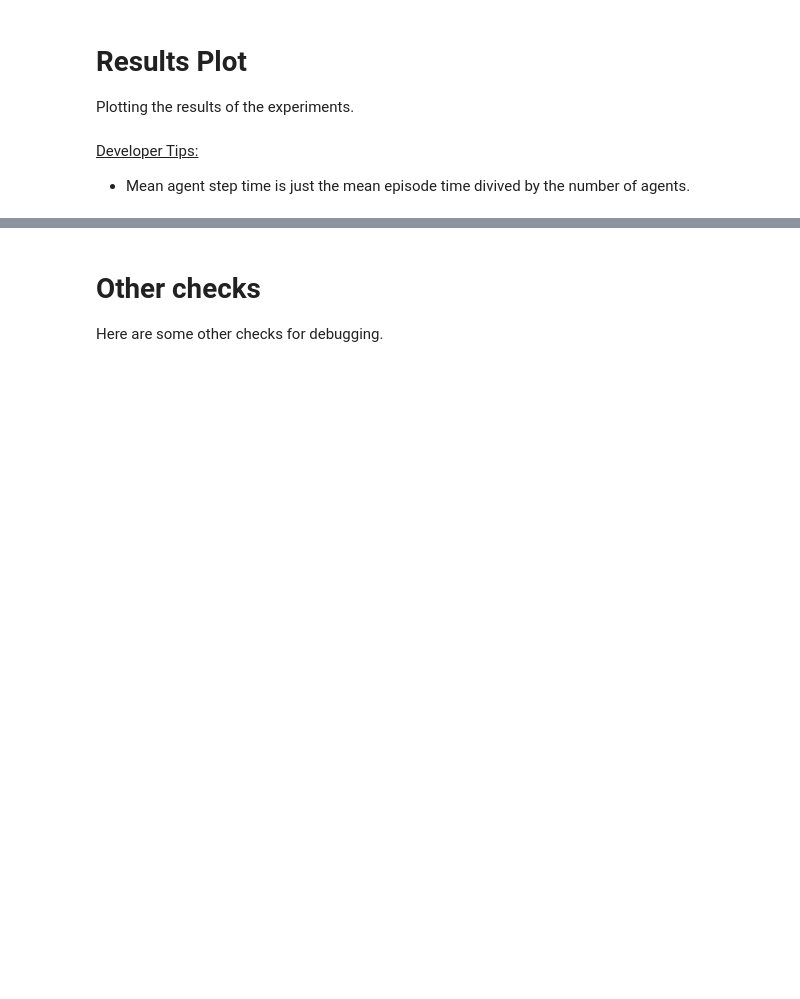
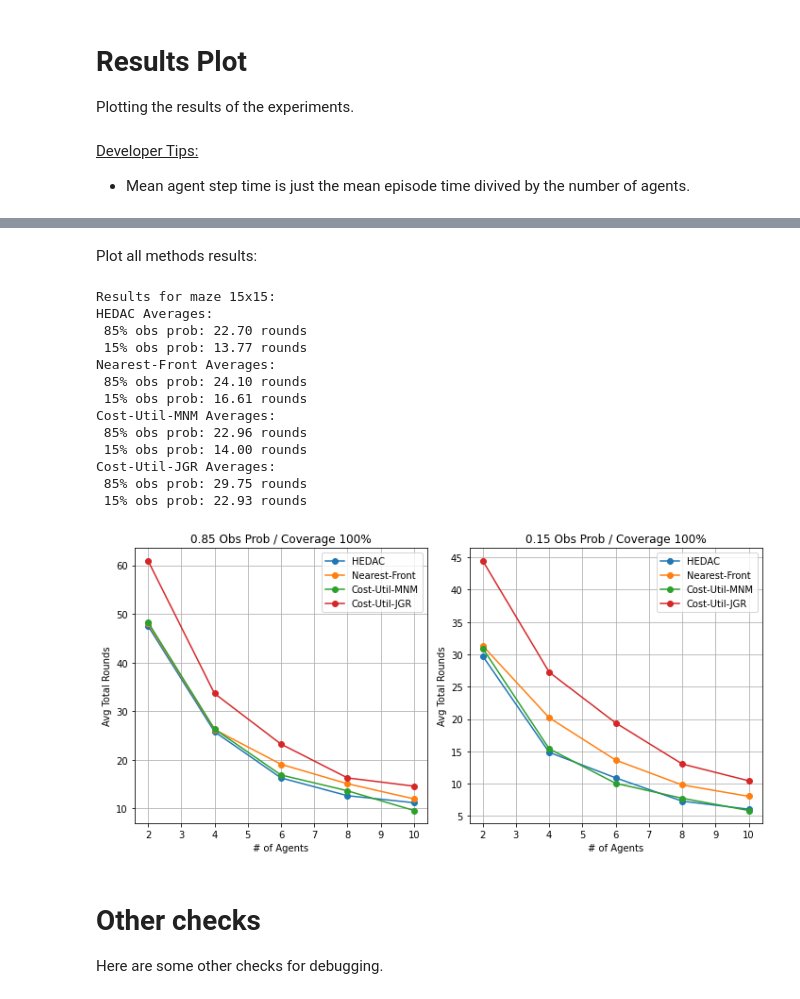
Before and after one commit to manouslinard/multiagent-exploration, a Jupyter notebook: Swarm_RL-Manousos.ipynb, the cells around one changed output, grey strips where cells are left out. Drawn from its saved outputs; the diff is of its cells as text; code cells hidden in the pictures; blank space fills up the shorter version.

```diff
--- a/Swarm_RL-Manousos.ipynb
+++ b/Swarm_RL-Manousos.ipynb
@@ -796,7 +878,7 @@ def cost_utility_mnm(x, y, unexpl_coords, explored_stage, agents) -> tuple:
 # %% [markdown]
 Function to update goals of agents (if they are explored).
 # %%
-def update_goals(agents, total_explored, start=False, algo='nf'):
+def update_goals(agents, total_explored, start=False, algo='nf', lambda_=0.8):
   """ Function to update the goals of the agents (if they are explored). """
   unexpl_coords = np.argwhere(total_explored == -1)
   if len(unexpl_coords) <= 0:
@@ -812,6 +894,8 @@ def update_goals(agents, total_explored, start=False, algo='nf'):
       a.goal = nearest_frontier(a.x, a.y, unexpl_coords, a.explored_stage)
     elif algo == 'cu_mnm':  # cost utility - mnm
       a.goal = cost_utility_mnm(a.x, a.y, unexpl_coords, a.explored_stage, agents)
+    elif algo == 'cu_jgr':
+      a.goal = cost_utility_jgr(a.x, a.y, unexpl_coords, a.explored_stage, a.view_range, lambda_=lambda_)
 
     # Old impl for nf =========================
     # rand_indx = False
@@ -1233,3 +1339,28 @@ Cost-Util-MNM Averages:
+# %% [markdown]
+Plot all methods results:
+# %%
+file_dict = {'HEDAC': 'results/hedac/15x15/hedac_15x15_True_2_20.xlsx',
+             'Nearest-Front': 'results/nf/15x15/nf_15x15_True_2_20.xlsx',
+             'Cost-Util-MNM': 'results/cu_mnm/15x15/cu_mnm_15x15_True_2_20.xlsx',
+             'Cost-Util-JGR': 'results/cu_jgr/15x15/cu_jgr_15x15_True_2_20_0.8.xlsx'}
+
+print("Results for maze 15x15:")
+plot_comparison(file_dict)
+# %% [output]
+Results for maze 15x15:
+HEDAC Averages:
+ 85% obs prob: 22.70 rounds
+ 15% obs prob: 13.77 rounds
+Nearest-Front Averages:
+ 85% obs prob: 24.10 rounds
+ 15% obs prob: 16.61 rounds
+Cost-Util-MNM Averages:
+ 85% obs prob: 22.96 rounds
+ 15% obs prob: 14.00 rounds
+Cost-Util-JGR Averages:
+ 85% obs prob: 29.75 rounds
+ 15% obs prob: 22.93 rounds
+[figure, added]
 # %% [markdown]
 # Other checks
 Here are some other checks for debugging.
```
Also changed, not shown: parts of 13 cells of this notebook, 6 other files.
